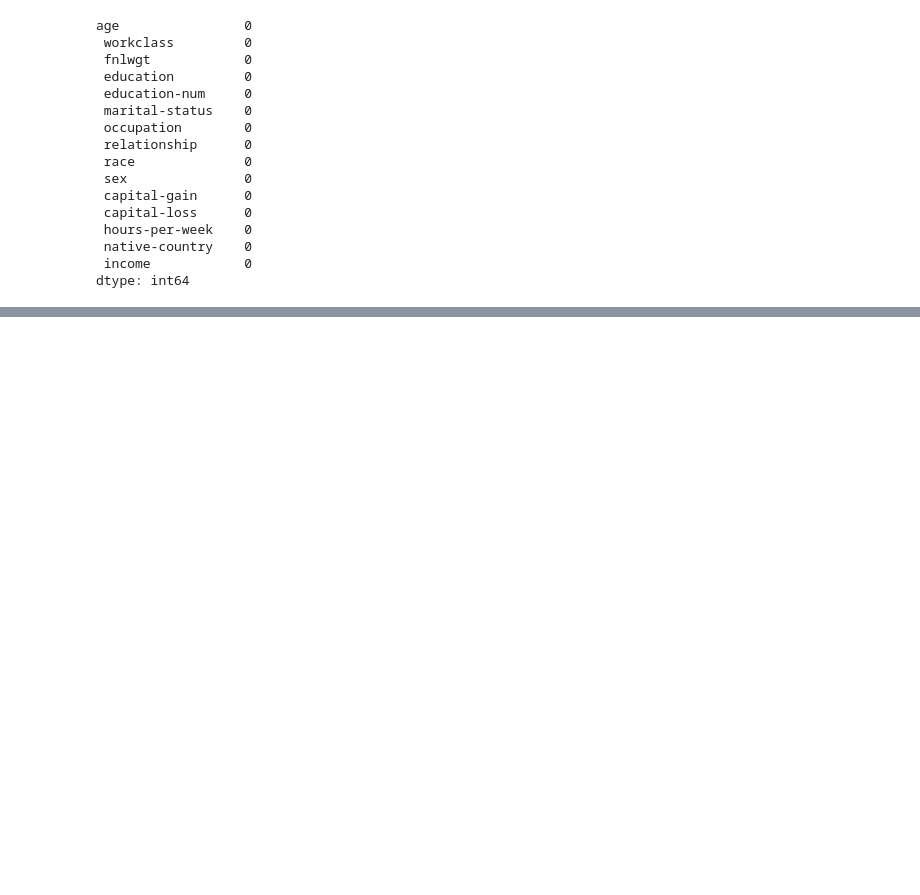
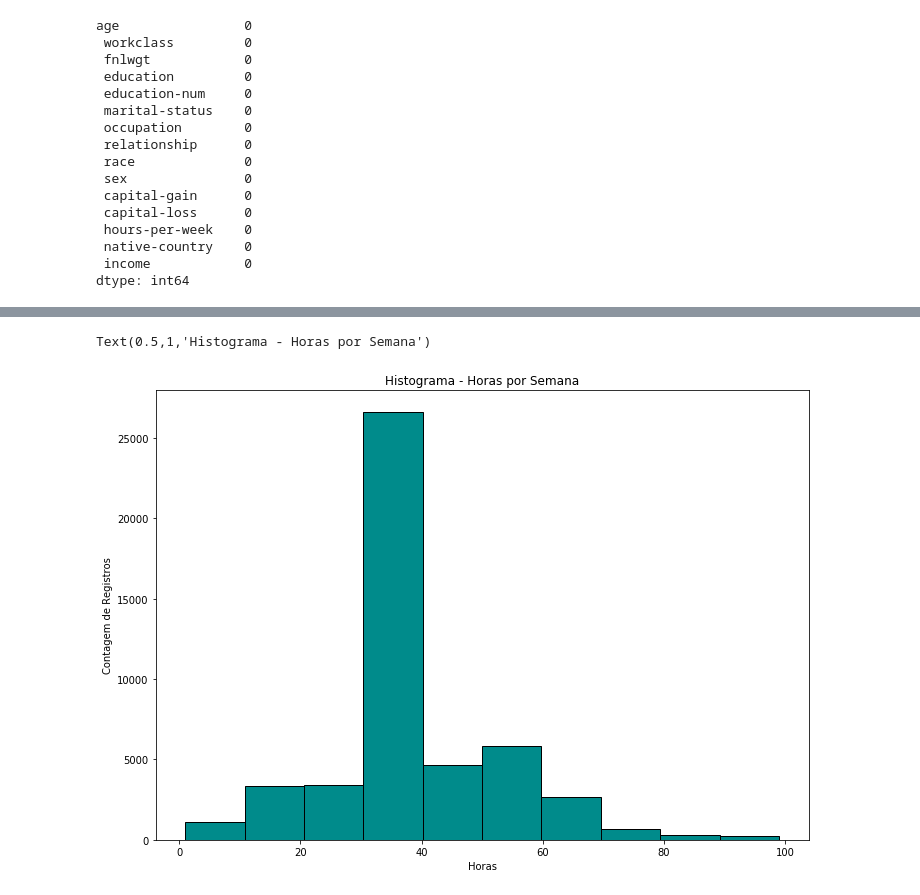
Before and after one commit to marcosmorais94/income_data_science, a Jupyter notebook: modelo_incomePredict.ipynb, the cells around one changed output, grey strips where cells are left out. Cells and saved outputs as stored; diff of their text form; code cells hidden in the pictures; blank space fills up the shorter version.

```diff
--- a/modelo_incomePredict.ipynb
+++ b/modelo_incomePredict.ipynb
@@ -149,0 +147,12 @@ Text(0.5,1,'Histograma - Ganhos Capital')
+# %%
+# No gráfico de horas por semans, temos a maioria dos registros em torno de 40Hrs por semana
+# O que é esperado para a maioria da população
+
+fig, ax = plt.subplots(figsize=(11.7, 8.27))
+plt.hist(df_full[' hours-per-week'], color = 'darkcyan', edgecolor = 'black')
+plt.ylabel('Contagem de Registros')
+plt.xlabel('Horas')
+plt.title('Histograma - Horas por Semana')
+# %% [output]
+Text(0.5,1,'Histograma - Horas por Semana')
+[figure, added]
```
Also changed, not shown: parts of 8 cells of this notebook.
